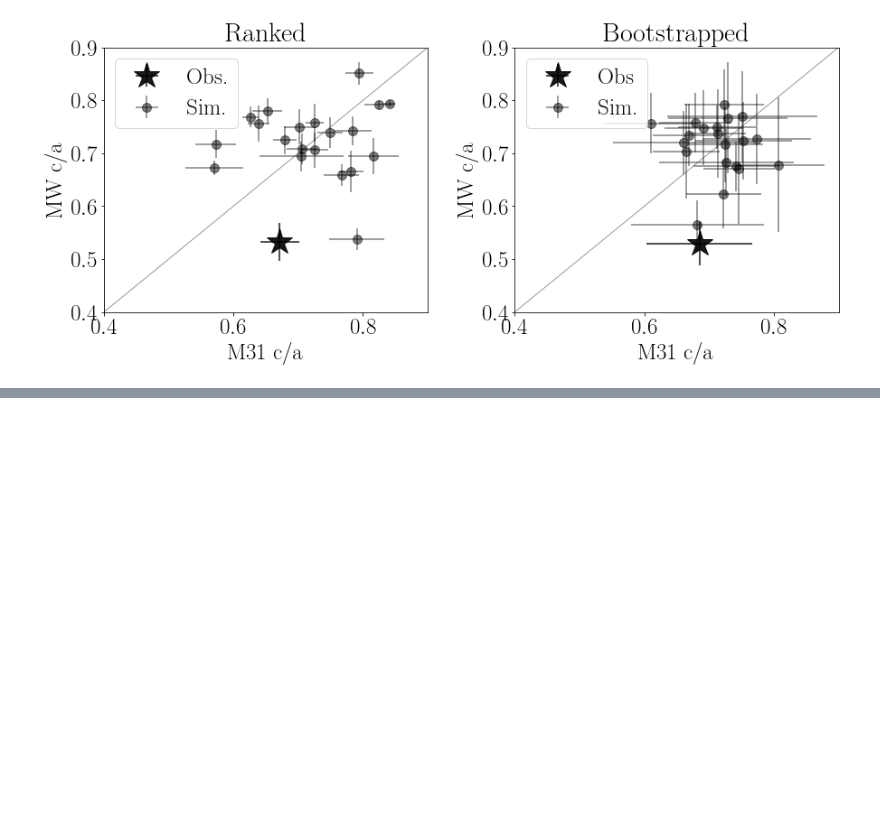
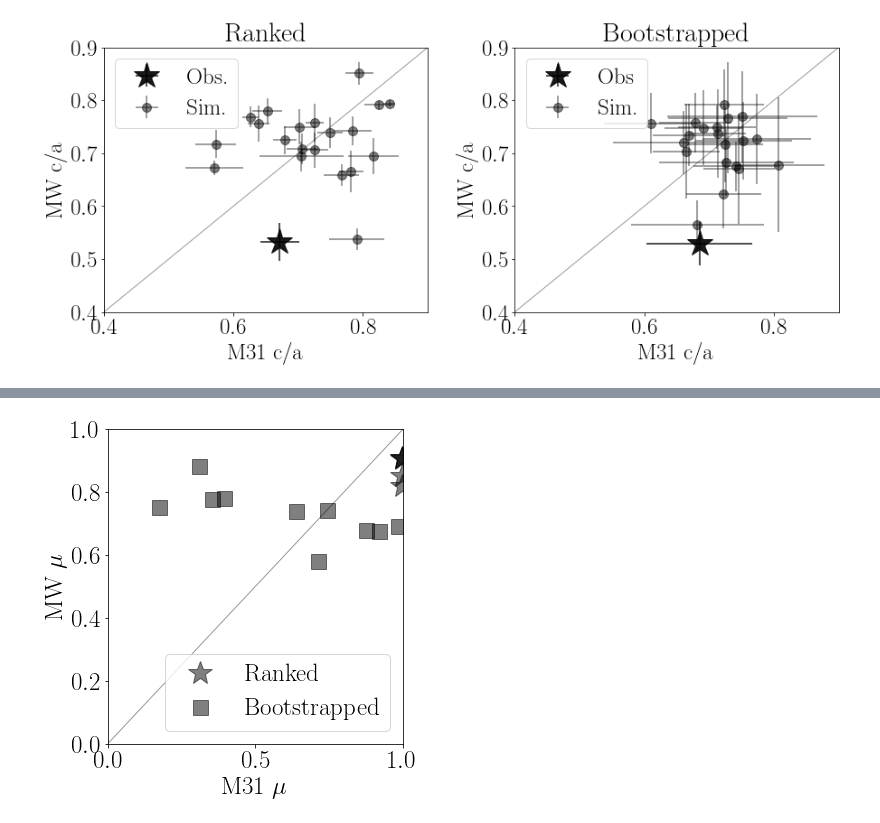
Before and after one commit to astroandes/SatelliteShapeLG, a Jupyter notebook: code/plot.ipynb, the cells around one changed output, grey strips where cells are left out. Drawn from its saved outputs; the diff is of its cells as text; code cells hidden in the pictures; blank space fills up the shorter version.

```diff
--- a/code/plot.ipynb
+++ b/code/plot.ipynb
@@ -274,0 +323,4 @@ comparison_plot('ca_ratio')
+# %%
+LG_comparison_plot('mu')
+# %% [output]
+[figure, added]
```
Also changed, not shown: parts of 6 cells of this notebook.
